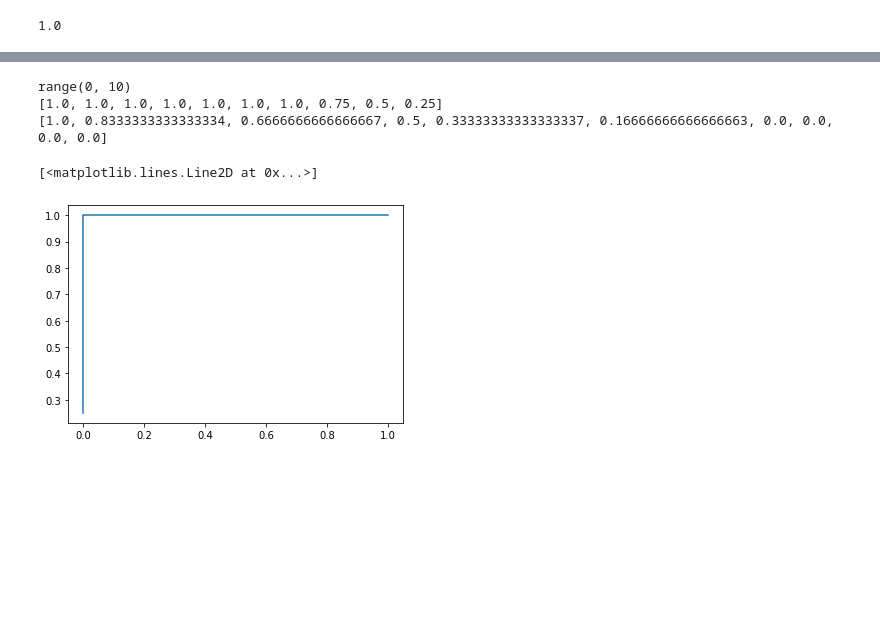
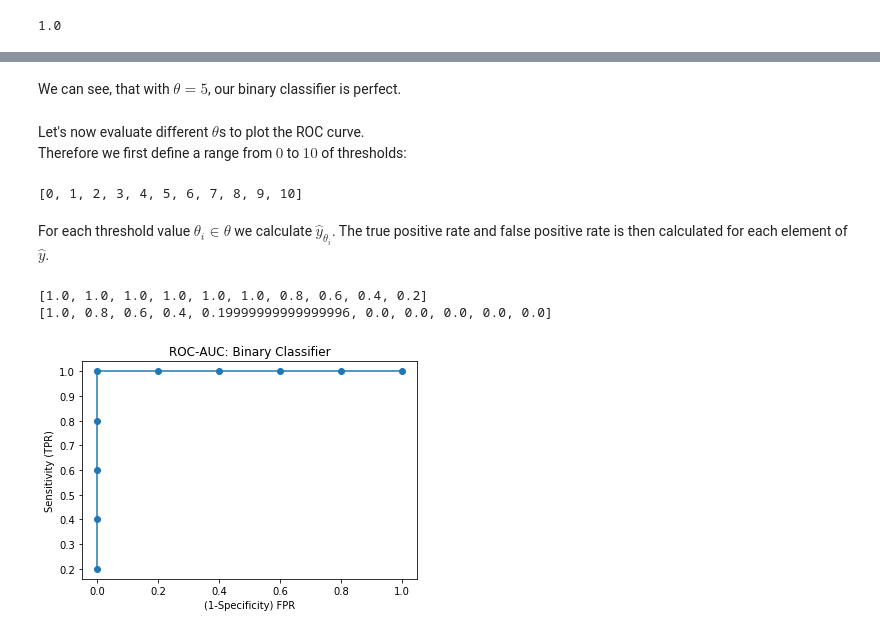
Before and after one commit to matteodelucchi/workshop_modeldiagnostics, a Jupyter notebook: ROC-AUC_example.ipynb, the cells around one changed output, grey strips where cells are left out. Cells and saved outputs as stored; diff of their text form; code cells hidden in the pictures; blank space fills up the shorter version.

```diff
--- a/ROC-AUC_example.ipynb
+++ b/ROC-AUC_example.ipynb
@@ -1,17 +8,2 @@
 # %%
 x = [0.1, 1.1, 2.6,3.3,4.9,5.2,6.5,7.3,8.5,9.3]
-y = [0,0,0,0,0,0,1,1,1,1]
-theta = [0,5,10]
-
-
-def classifier(x, theta):
-    if x < theta:
-        return 0
-    elif x >= theta:
-        return 1
-
-
-yhat_0 = []
-for i in x:
-    yhat_0.append(classifier(i,0))
-print(yhat_0)
@@ -19,0 +22,2 @@ print(yhat_0)
+# %%
+y = [0,0,0,0,0,1,1,1,1,1]
@@ -111,3 +121,15 @@ print(PPV_5)
+# %% [markdown]
+We can see, that with $\theta = 5$, our binary classifier is perfect.
+# %% [markdown]
+Let's now evaluate different $\theta$s to plot the ROC curve.
+Therefore we first define a range from $0$ to $10$ of thresholds:
+# %%
+theta = range(0,11,1)
+[t for t in theta]
+# %% [output]
+[0, 1, 2, 3, 4, 5, 6, 7, 8, 9, 10]
+# %% [markdown]
+For each threshold value $\theta_i \in \theta$ we calculate $\hat{y}_{\theta_i}$. The true positive rate and false positive rate is then calculated for each element of $\hat{y}$.
 # %%
 # for theta between 0,10
     # calculate yhat
@@ -127,16 +149,17 @@ for t in theta:
     TPR.append(sensitivity(TP, FN))
     FPR.append(1-specificity(TN, FP))
 
-print(theta)
 print(TPR)
 print(FPR)
 # %% [output]
-range(0, 10)
-[1.0, 1.0, 1.0, 1.0, 1.0, 1.0, 1.0, 0.75, 0.5, 0.25]
-[1.0, 0.8333333333333334, 0.6666666666666667, 0.5, 0.33333333333333337, 0.16666666666666663, 0.0, 0.0, 0.0, 0.0]
+[1.0, 1.0, 1.0, 1.0, 1.0, 1.0, 0.8, 0.6, 0.4, 0.2]
+[1.0, 0.8, 0.6, 0.4, 0.19999999999999996, 0.0, 0.0, 0.0, 0.0, 0.0]
 # %%
 import matplotlib.pyplot as plt
-plt.plot(FPR, TPR)
+plt.plot(FPR, TPR, 'o-')
+plt.ylabel("Sensitivity (TPR)")
+plt.xlabel("(1-Specificity) FPR")
+plt.title('ROC-AUC: Binary Classifier')
+plt.show()
 # %% [output]
-[<matplotlib.lines.Line2D at 0x...>]
-[figure, old version]
+[figure, new version]
```
Also changed, not shown: parts of 21 cells of this notebook.
